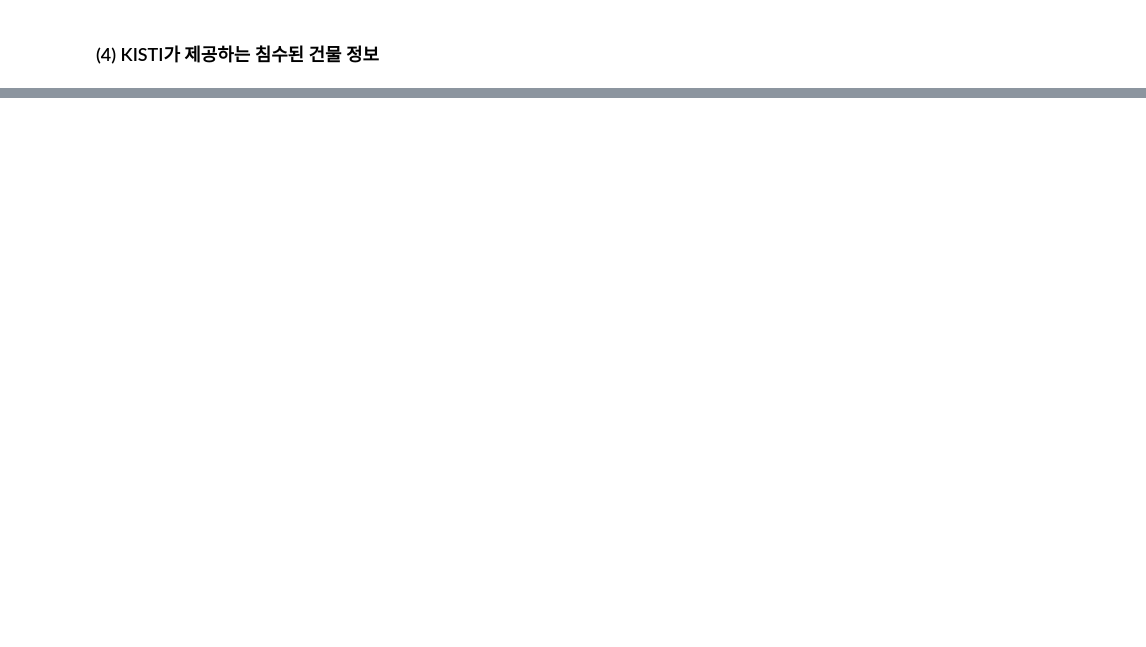
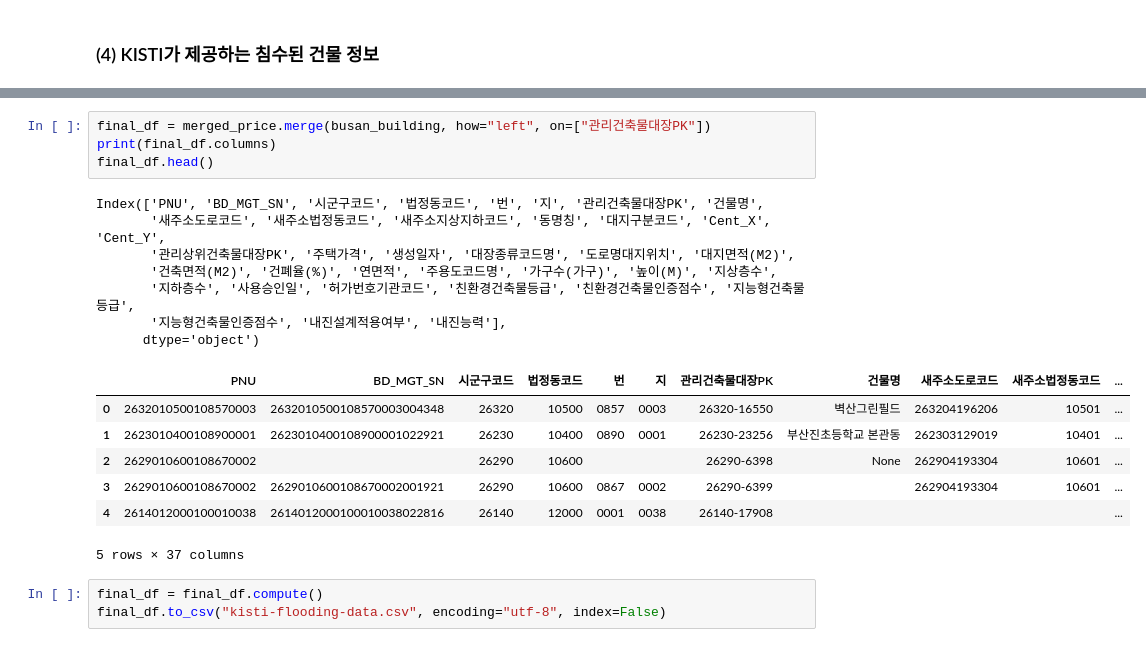
Before and after one commit to givemetarte/dask-bigdata-tutorial, a Jupyter notebook: merge-flooding-data.ipynb, the cells around one changed output, grey strips where cells are left out. Drawn from its saved outputs; the diff is of its cells as text; blank space fills up the shorter version.

```diff
--- a/merge-flooding-data.ipynb
+++ b/merge-flooding-data.ipynb
@@ -212,0 +213,22 @@ busan_building.head()
+# %%
+final_df = merged_price.merge(busan_building, how="left", on=["관리건축물대장PK"])
+print(final_df.columns)
+final_df.head()
+# %% [output]
+Index(['PNU', 'BD_MGT_SN', '시군구코드', '법정동코드', '번', '지', '관리건축물대장PK', '건물명',
+       '새주소도로코드', '새주소법정동코드', '새주소지상지하코드', '동명칭', '대지구분코드', 'Cent_X', 'Cent_Y',
+       '관리상위건축물대장PK', '주택가격', '생성일자', '대장종류코드명', '도로명대지위치', '대지면적(M2)',
+       '건축면적(M2)', '건폐율(%)', '연면적', '주용도코드명', '가구수(가구)', '높이(M)', '지상층수',
+       '지하층수', '사용승인일', '허가번호기관코드', '친환경건축물등급', '친환경건축물인증점수', '지능형건축물등급',
+       '지능형건축물인증점수', '내진설계적용여부', '내진능력'],
+      dtype='object')
+|  | PNU | BD_MGT_SN | 시군구코드 | 법정동코드 | 번 | 지 | 관리건축물대장PK | 건물명 | 새주소도로코드 | 새주소법정동코드 | ... |
+| 0 | 2632010500108570003 | 2632010500108570003004348 | 26320 | 10500 | 0857 | 0003 | 26320-16550 | 벽산그린필드 | 263204196206 | 10501 | ... |
+| 1 | 2623010400108900001 | 2623010400108900001022921 | 26230 | 10400 | 0890 | 0001 | 26230-23256 | 부산진초등학교 본관동 | 262303129019 | 10401 | ... |
+| 2 | 2629010600108670002 |  | 26290 | 10600 |  |  | 26290-6398 | None | 262904193304 | 10601 | ... |
+| 3 | 2629010600108670002 | 2629010600108670002001921 | 26290 | 10600 | 0867 | 0002 | 26290-6399 |  | 262904193304 | 10601 | ... |
+| 4 | 2614012000100010038 | 2614012000100010038022816 | 26140 | 12000 | 0001 | 0038 | 26140-17908 |  |  |  | ... |
+5 rows × 37 columns
+# %%
+final_df = final_df.compute()
+final_df.to_csv("kisti-flooding-data.csv", encoding="utf-8", index=False)
```
Also changed, not shown: parts of 15 cells of this notebook, 1 other file.
